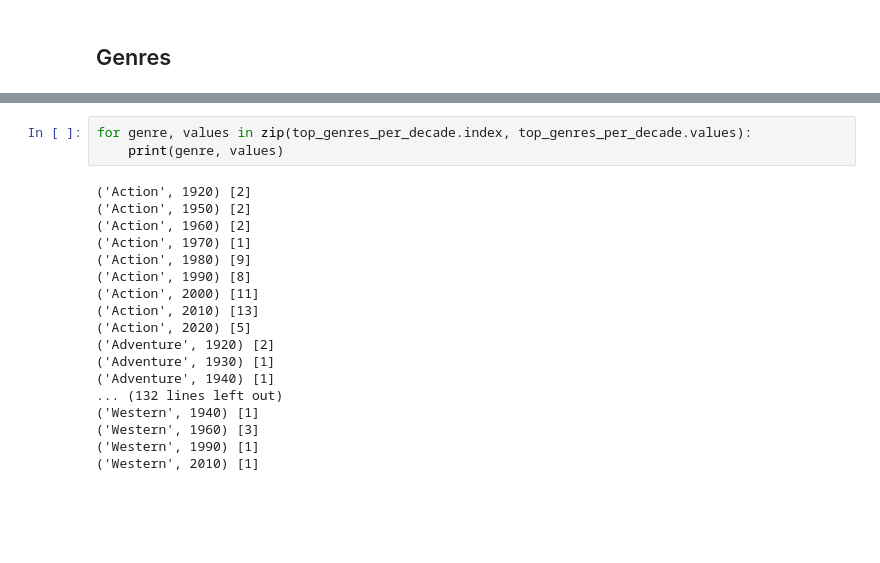
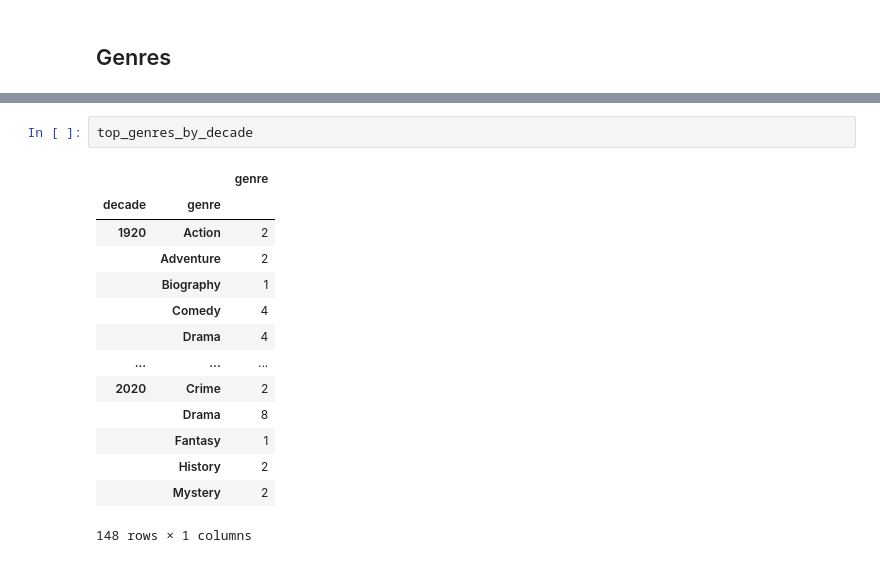
Before and after one commit to dmitkov28/notebooks, a Jupyter notebook: notebooks/ML/movies/imdb/imdb_2.ipynb, the cells around one changed output, grey strips where cells are left out. Drawn from its saved outputs; the diff is of its cells as text; blank space fills up the shorter version.

```diff
--- a/notebooks/ML/movies/imdb/imdb_2.ipynb
+++ b/notebooks/ML/movies/imdb/imdb_2.ipynb
@@ -542,21 +499,17 @@ ValueError: cannot insert genre, already exists
-# %%
-for genre, values in zip(top_genres_per_decade.index, top_genres_per_decade.values):
-    print(genre, values)
-# %% [output]
-('Action', 1920) [2]
-('Action', 1950) [2]
-('Action', 1960) [2]
-('Action', 1970) [1]
-('Action', 1980) [9]
-('Action', 1990) [8]
-('Action', 2000) [11]
-('Action', 2010) [13]
-('Action', 2020) [5]
-('Adventure', 1920) [2]
-('Adventure', 1930) [1]
-('Adventure', 1940) [1]
-... (132 lines left out)
-('Western', 1940) [1]
-('Western', 1960) [3]
-('Western', 1990) [1]
-('Western', 2010) [1]
+# %%
+top_genres_by_decade
+# %% [output]
+|  |  | genre |
+| decade | genre |  |
+| 1920 | Action | 2 |
+|  | Adventure | 2 |
+|  | Biography | 1 |
+|  | Comedy | 4 |
+|  | Drama | 4 |
+| ... | ... | ... |
+| 2020 | Crime | 2 |
+|  | Drama | 8 |
+|  | Fantasy | 1 |
+|  | History | 2 |
+|  | Mystery | 2 |
+148 rows × 1 columns
```
Also changed, not shown: parts of 6 cells of this notebook.
